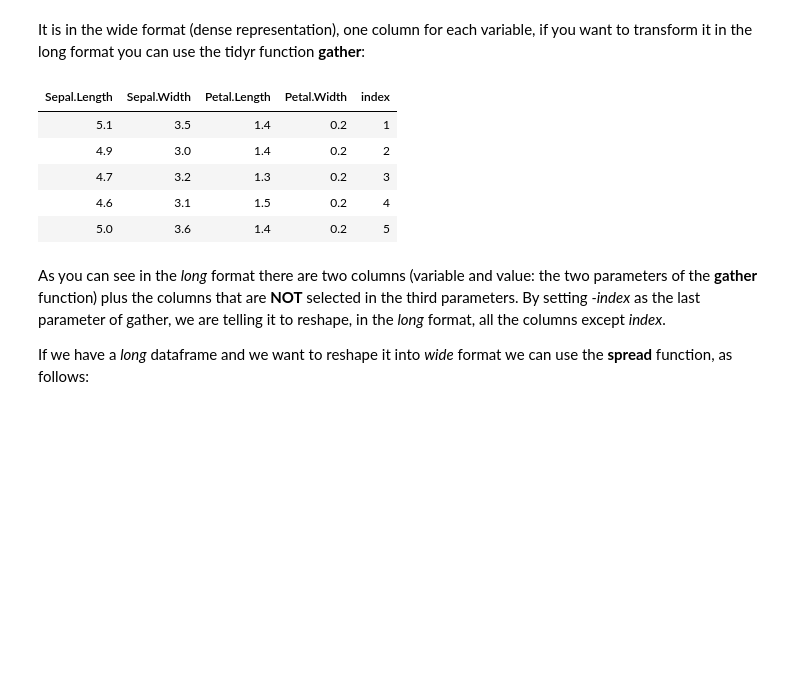
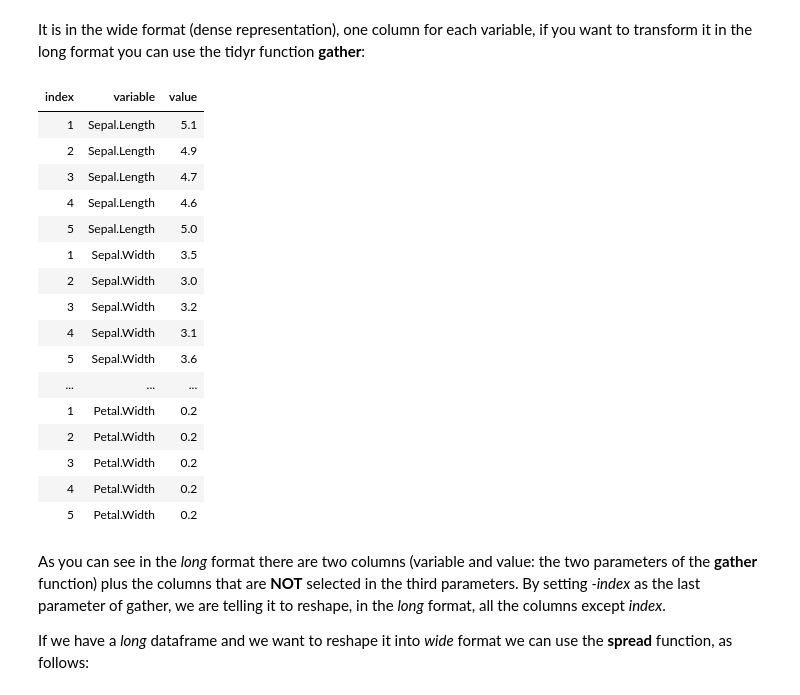
Before and after one commit to mmmlc/mlTeachings, a Jupyter notebook: lessons/one/1_intro_tidyverse.ipynb, the cells around one changed output. Drawn from its saved outputs; the diff is of its cells as text; code cells hidden in the pictures; blank space fills up the shorter version.

```diff
--- a/lessons/one/1_intro_tidyverse.ipynb
+++ b/lessons/one/1_intro_tidyverse.ipynb
@@ -279,14 +287,25 @@ small_iris
 It is in the wide format (dense representation), one column for each variable, if you want to transform it in the long format you can use the tidyr function **gather**:
 # %%
 small_iris_long <- small_iris %>% gather(variable, value, -index)
-small_iris
+small_iris_long
 # %% [output]
-| Sepal.Length | Sepal.Width | Petal.Length | Petal.Width | index |
-| 5.1 | 3.5 | 1.4 | 0.2 | 1 |
-| 4.9 | 3.0 | 1.4 | 0.2 | 2 |
-| 4.7 | 3.2 | 1.3 | 0.2 | 3 |
-| 4.6 | 3.1 | 1.5 | 0.2 | 4 |
-| 5.0 | 3.6 | 1.4 | 0.2 | 5 |
+| index | variable | value |
+| 1 | Sepal.Length | 5.1 |
+| 2 | Sepal.Length | 4.9 |
+| 3 | Sepal.Length | 4.7 |
+| 4 | Sepal.Length | 4.6 |
+| 5 | Sepal.Length | 5.0 |
+| 1 | Sepal.Width | 3.5 |
+| 2 | Sepal.Width | 3.0 |
+| 3 | Sepal.Width | 3.2 |
+| 4 | Sepal.Width | 3.1 |
+| 5 | Sepal.Width | 3.6 |
+| ... | ... | ... |
+| 1 | Petal.Width | 0.2 |
+| 2 | Petal.Width | 0.2 |
+| 3 | Petal.Width | 0.2 |
+| 4 | Petal.Width | 0.2 |
+| 5 | Petal.Width | 0.2 |
 # %% [markdown]
 As you can see in the *long* format there are two columns (variable and value: the two parameters of the **gather** function) plus the columns that are **NOT** selected in the third parameters. By setting *-index* as the last parameter of gather, we are telling it to reshape, in the *long* format, all the columns except *index*.
 
```
Also changed, not shown: parts of 12 cells of this notebook.
